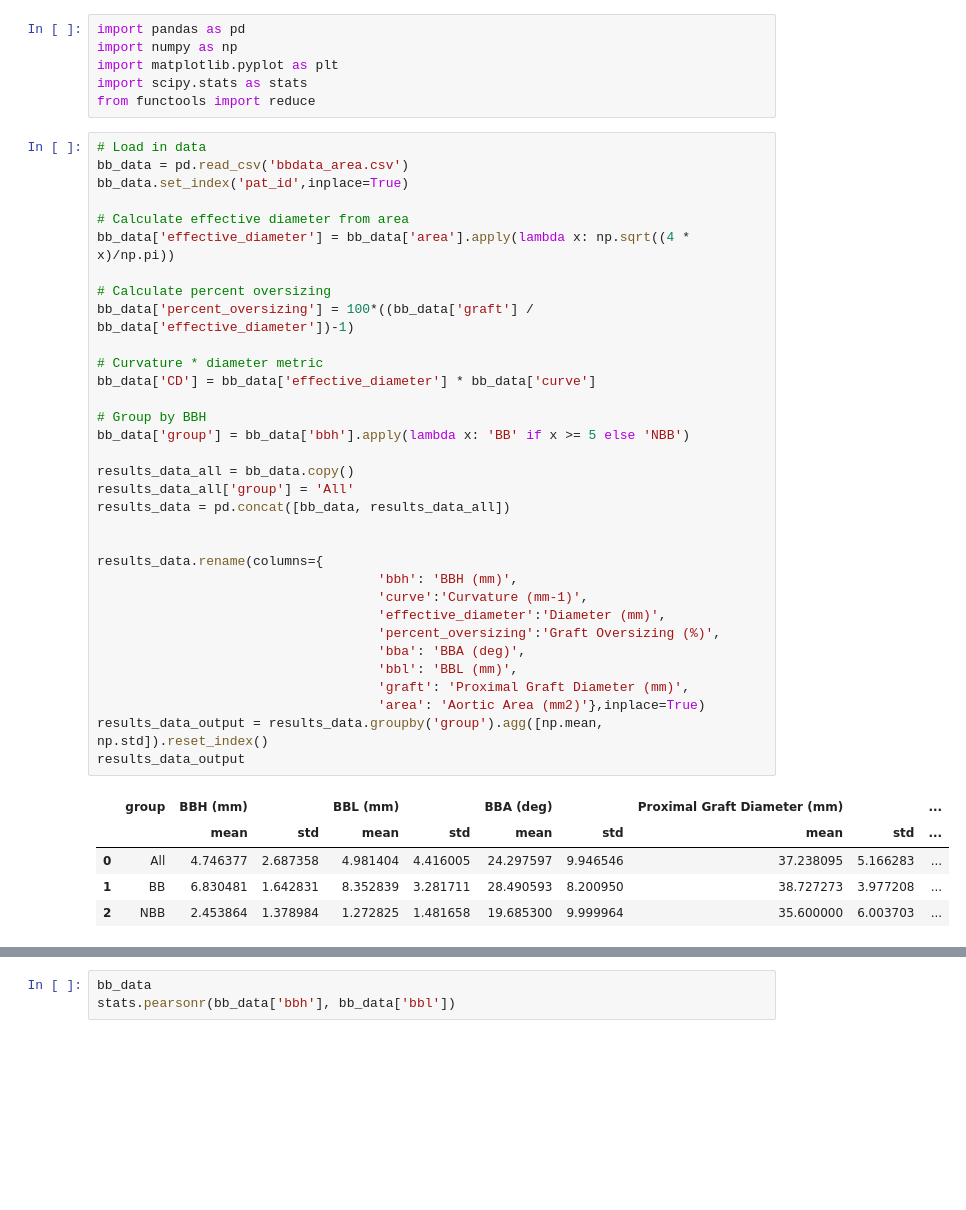
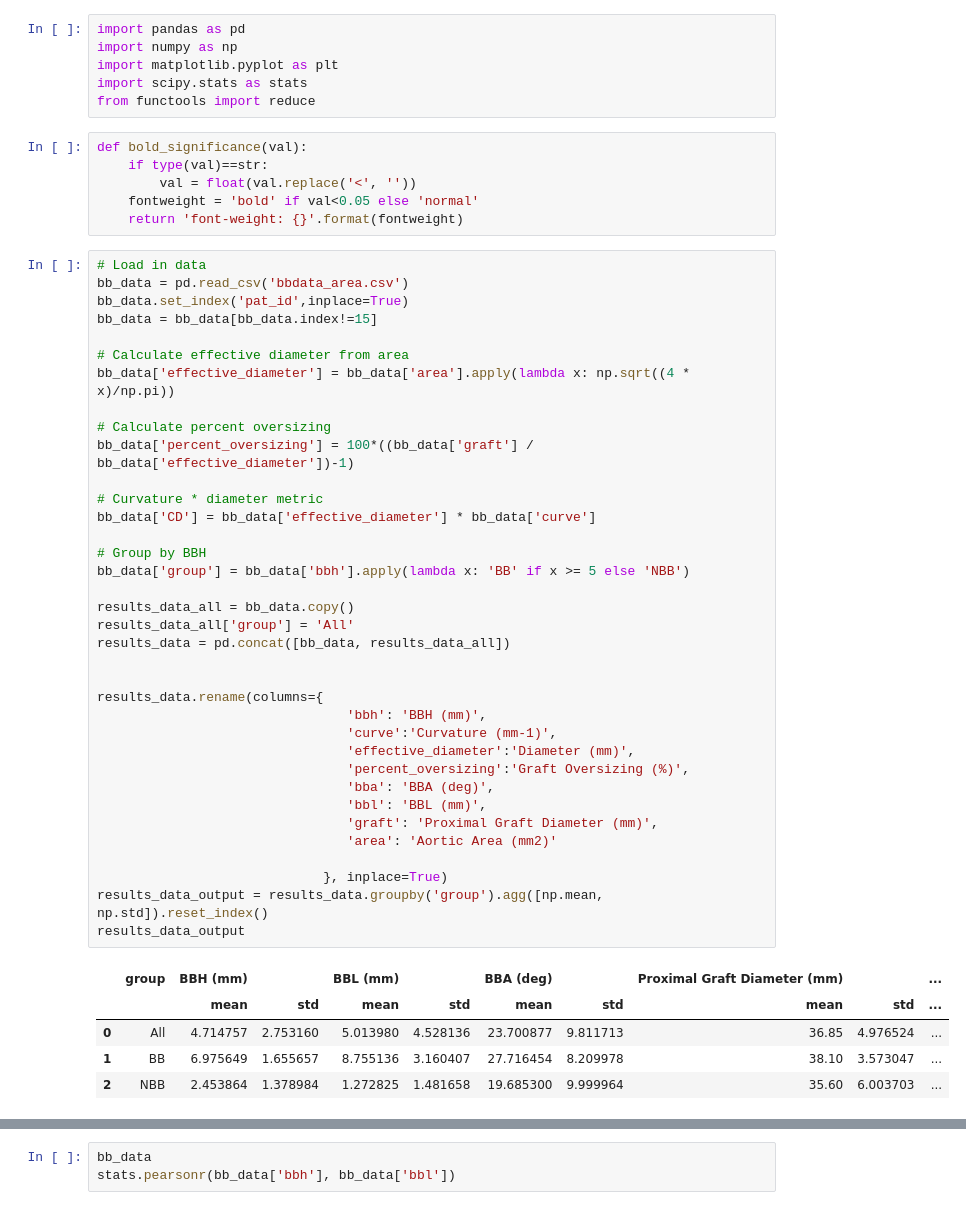
Before and after one commit to ninedigits/Bird-beak-Manuscript, a Jupyter notebook: python_code/Aorta Outcomes Area.ipynb, the cells around one changed output, grey strips where cells are left out. Cells and saved outputs as stored; diff of their text form; blank space fills up the shorter version.

```diff
--- a/python_code/Aorta Outcomes Area.ipynb
+++ b/python_code/Aorta Outcomes Area.ipynb
@@ -4,42 +4,51 @@ import numpy as np
 import matplotlib.pyplot as plt
 import scipy.stats as stats
 from functools import reduce
+# %%
+def bold_significance(val):
+    if type(val)==str:
+        val = float(val.replace('<', ''))
+    fontweight = 'bold' if val<0.05 else 'normal'
+    return 'font-weight: {}'.format(fontweight)
 # %%
 # Load in data
 bb_data = pd.read_csv('bbdata_area.csv')
 bb_data.set_index('pat_id',inplace=True)
+bb_data = bb_data[bb_data.index!=15]
 
 # Calculate effective diameter from area
 bb_data['effective_diameter'] = bb_data['area'].apply(lambda x: np.sqrt((4 * x)/np.pi))
 
 # Calculate percent oversizing
 bb_data['percent_oversizing'] = 100*((bb_data['graft'] / bb_data['effective_diameter'])-1)
 
 # Curvature * diameter metric
 bb_data['CD'] = bb_data['effective_diameter'] * bb_data['curve']
 
 # Group by BBH
 bb_data['group'] = bb_data['bbh'].apply(lambda x: 'BB' if x >= 5 else 'NBB')
 
 results_data_all = bb_data.copy()
 results_data_all['group'] = 'All'
 results_data = pd.concat([bb_data, results_data_all])
 
 
 results_data.rename(columns={
-                                    'bbh': 'BBH (mm)',
-                                    'curve':'Curvature (mm-1)',
-                                    'effective_diameter':'Diameter (mm)',
-                                    'percent_oversizing':'Graft Oversizing (%)',
-                                    'bba': 'BBA (deg)',
-                                    'bbl': 'BBL (mm)',
-                                    'graft': 'Proximal Graft Diameter (mm)',
-                                    'area': 'Aortic Area (mm2)'},inplace=True)
+                                'bbh': 'BBH (mm)',
+                                'curve':'Curvature (mm-1)',
+                                'effective_diameter':'Diameter (mm)',
+                                'percent_oversizing':'Graft Oversizing (%)',
+                                'bba': 'BBA (deg)',
+                                'bbl': 'BBL (mm)',
+                                'graft': 'Proximal Graft Diameter (mm)',
+                                'area': 'Aortic Area (mm2)'
+
+                             }, inplace=True)
 results_data_output = results_data.groupby('group').agg([np.mean, np.std]).reset_index()
 results_data_output
 # %% [output]
 |  | group | BBH (mm) |  | BBL (mm) |  | BBA (deg) |  | Proximal Graft Diameter (mm) |  | ... |
 |  |  | mean | std | mean | std | mean | std | mean | std | ... |
-| 0 | All | 4.746377 | 2.687358 | 4.981404 | 4.416005 | 24.297597 | 9.946546 | 37.238095 | 5.166283 | ... |
-| 1 | BB | 6.830481 | 1.642831 | 8.352839 | 3.281711 | 28.490593 | 8.200950 | 38.727273 | 3.977208 | ... |
-| 2 | NBB | 2.453864 | 1.378984 | 1.272825 | 1.481658 | 19.685300 | 9.999964 | 35.600000 | 6.003703 | ... |
+| 0 | All | 4.714757 | 2.753160 | 5.013980 | 4.528136 | 23.700877 | 9.811713 | 36.85 | 4.976524 | ... |
+| 1 | BB | 6.975649 | 1.655657 | 8.755136 | 3.160407 | 27.716454 | 8.209978 | 38.10 | 3.573047 | ... |
+| 2 | NBB | 2.453864 | 1.378984 | 1.272825 | 1.481658 | 19.685300 | 9.999964 | 35.60 | 6.003703 | ... |
```
Also changed, not shown: parts of 3 cells of this notebook, 2 other files.
